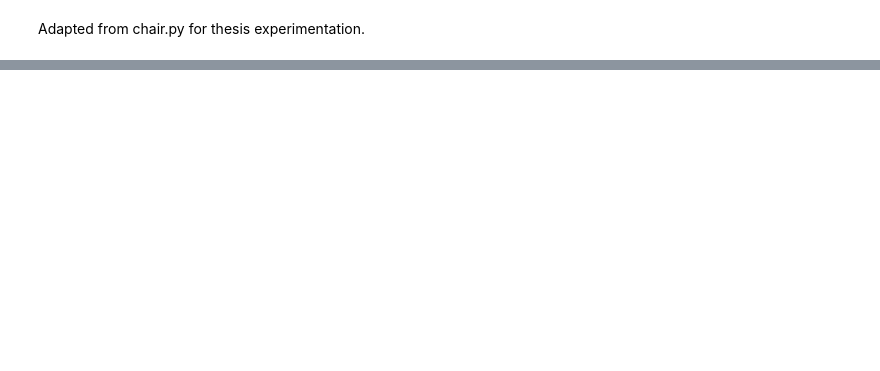
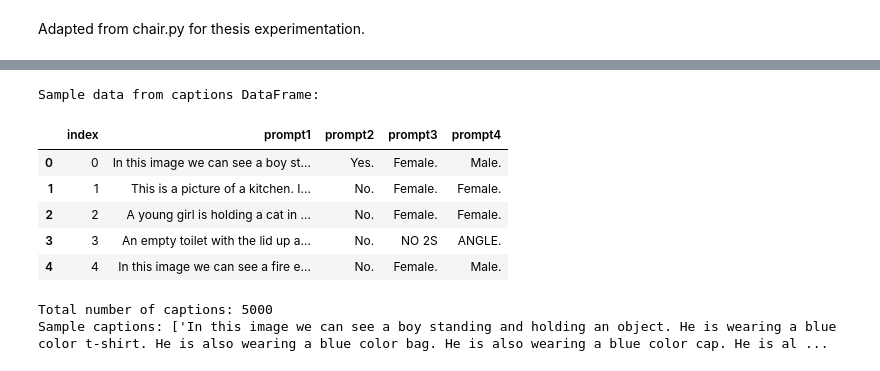
Before and after one commit to kirthi20/vlm-project, a Jupyter notebook: hallucination metric/compute_chair_nb.ipynb, the cells around one changed output, grey strips where cells are left out. Saved outputs shown, nothing was run; the diff lists cells and outputs as text; code cells hidden in the pictures; blank space fills up the shorter version.

```diff
--- a/hallucination metric/compute_chair_nb.ipynb
+++ b/hallucination metric/compute_chair_nb.ipynb
@@ -16,15 +24,25 @@ print(f"Total number of images: {len(imid_to_objects)}")
 # %%
 # load generated captions from file '../data/smolvlm_results_combined_1.tsv'
 import pandas as pd
-caption_df = pd.read_csv('../data/smolvlm_m2_sft_results_0_to_5000.tsv', sep='\t')
+caption_df = pd.read_csv('../data/smolvlm_m1_vti.tsv', sep='\t')
 # print the first few rows of the captions DataFrame
 print("Sample data from captions DataFrame:")
 display(caption_df.head())
 
 caps = caption_df['prompt1'].tolist()
 
 print(f"Total number of captions: {len(caps)}")
 print(f"Sample captions: {caps[:5]}")
+# %% [output]
+Sample data from captions DataFrame:
+|  | index | prompt1 | prompt2 | prompt3 | prompt4 |
+| 0 | 0 | In this image we can see a boy st... | Yes. | Female. | Male. |
+| 1 | 1 | This is a picture of a kitchen. I... | No. | Female. | Female. |
+| 2 | 2 | A young girl is holding a cat in ... | No. | Female. | Female. |
+| 3 | 3 | An empty toilet with the lid up a... | No. | NO 2S | ANGLE. |
+| 4 | 4 | In this image we can see a fire e... | No. | Female. | Male. |
+Total number of captions: 5000
+Sample captions: ['In this image we can see a boy standing and holding an object. He is wearing a blue color t-shirt. He is also wearing a blue color bag. He is also wearing a blue color cap. He is al ...
 # %%
 # load image ids from hugggingface dataset validation yerevann/coco-karpathy
 # from datasets import load_dataset
```
Also changed, not shown: parts of 4 cells of this notebook, 5 other files.
